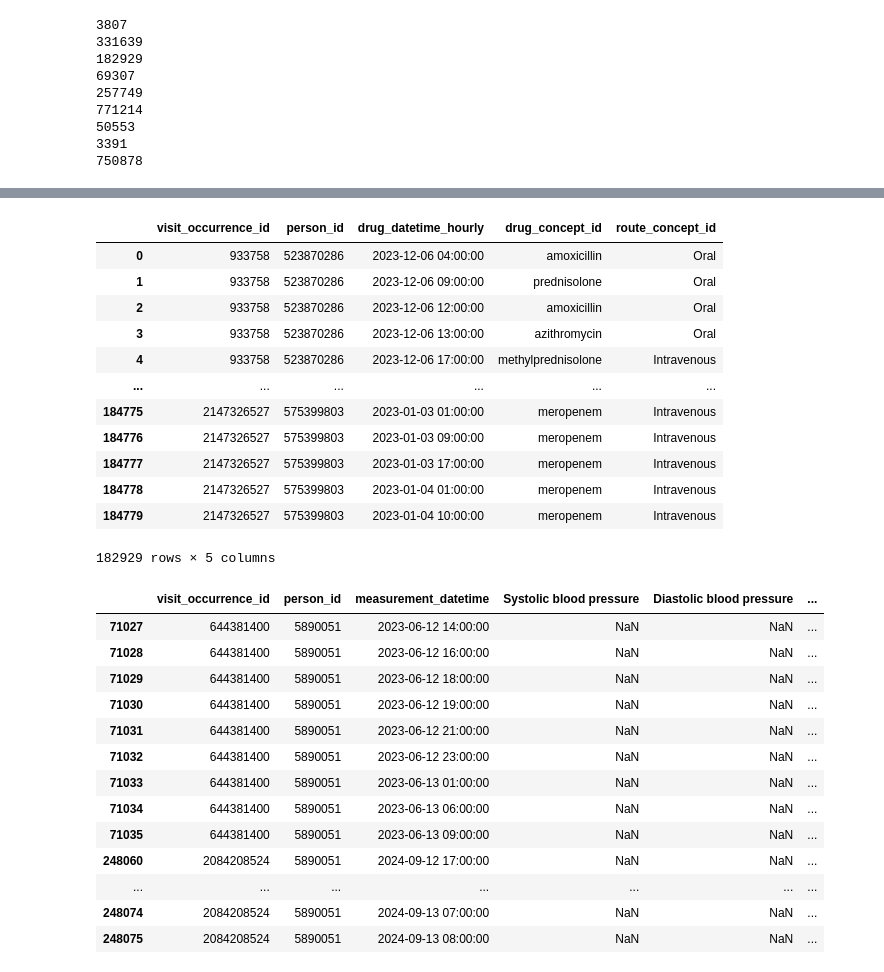
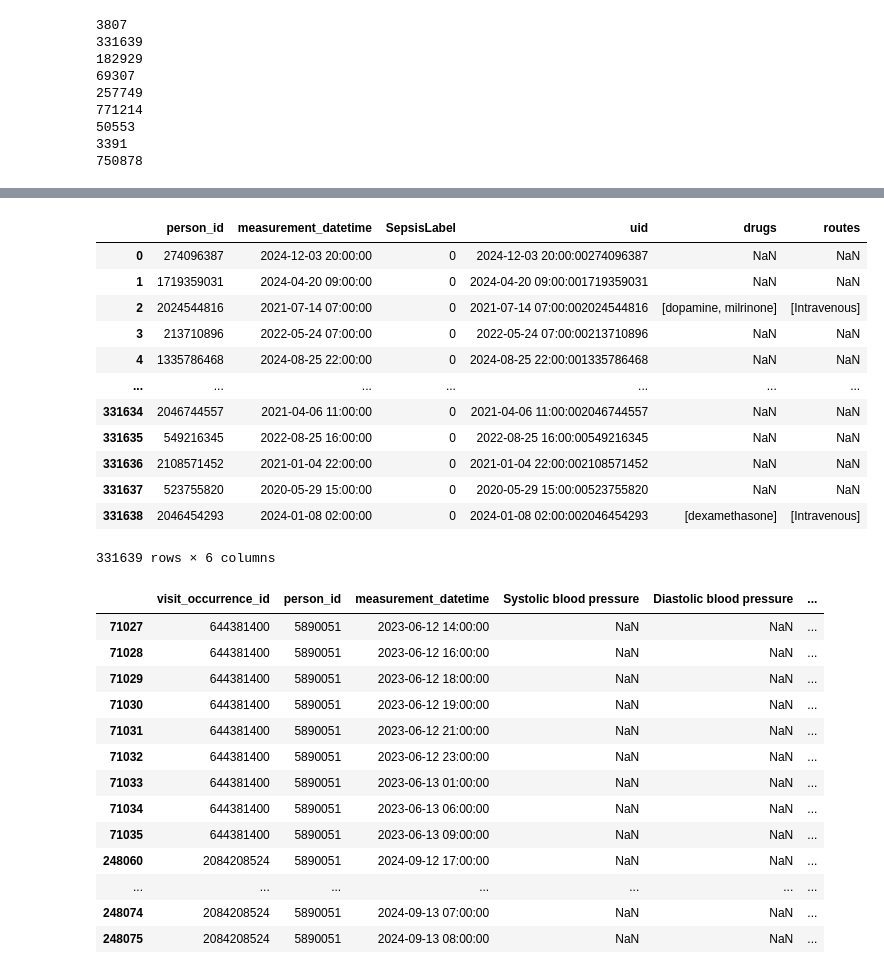
Before and after one commit to carseys/pediatric-sepsis-ml-kaggle, a Jupyter notebook: sepsis-ml-model.ipynb, the cells around one changed output, grey strips where cells are left out. Cells and saved outputs as stored; diff of their text form; code cells hidden in the pictures.

```diff
--- a/sepsis-ml-model.ipynb
+++ b/sepsis-ml-model.ipynb
@@ -144,16 +98,0 @@ drugsexposure_train[drugsexposure_train['uid']=='2024-07-09 19:00:002019429580']
-# %%
-drugsexposure_train
-# %% [output]
-|  | visit_occurrence_id | person_id | drug_datetime_hourly | drug_concept_id | route_concept_id |
-| 0 | 933758 | 523870286 | 2023-12-06 04:00:00 | amoxicillin | Oral |
-| 1 | 933758 | 523870286 | 2023-12-06 09:00:00 | prednisolone | Oral |
-| 2 | 933758 | 523870286 | 2023-12-06 12:00:00 | amoxicillin | Oral |
-| 3 | 933758 | 523870286 | 2023-12-06 13:00:00 | azithromycin | Oral |
-| 4 | 933758 | 523870286 | 2023-12-06 17:00:00 | methylprednisolone | Intravenous |
-| ... | ... | ... | ... | ... | ... |
-| 184775 | 2147326527 | 575399803 | 2023-01-03 01:00:00 | meropenem | Intravenous |
-| 184776 | 2147326527 | 575399803 | 2023-01-03 09:00:00 | meropenem | Intravenous |
-| 184777 | 2147326527 | 575399803 | 2023-01-03 17:00:00 | meropenem | Intravenous |
-| 184778 | 2147326527 | 575399803 | 2023-01-04 01:00:00 | meropenem | Intravenous |
-| 184779 | 2147326527 | 575399803 | 2023-01-04 10:00:00 | meropenem | Intravenous |
-182929 rows × 5 columns
@@ -160,3 +101,19 @@ drugsexposure_train
+# %%
+pd.merge(left=sepsis_label_train, right= drugsexposure_train_2, how= 'left', on='uid')
+# %% [output]
+|  | person_id | measurement_datetime | SepsisLabel | uid | drugs | routes |
+| 0 | 274096387 | 2024-12-03 20:00:00 | 0 | 2024-12-03 20:00:00274096387 | NaN | NaN |
+| 1 | 1719359031 | 2024-04-20 09:00:00 | 0 | 2024-04-20 09:00:001719359031 | NaN | NaN |
+| 2 | 2024544816 | 2021-07-14 07:00:00 | 0 | 2021-07-14 07:00:002024544816 | [dopamine, milrinone] | [Intravenous] |
+| 3 | 213710896 | 2022-05-24 07:00:00 | 0 | 2022-05-24 07:00:00213710896 | NaN | NaN |
+| 4 | 1335786468 | 2024-08-25 22:00:00 | 0 | 2024-08-25 22:00:001335786468 | NaN | NaN |
+| ... | ... | ... | ... | ... | ... | ... |
+| 331634 | 2046744557 | 2021-04-06 11:00:00 | 0 | 2021-04-06 11:00:002046744557 | NaN | NaN |
+| 331635 | 549216345 | 2022-08-25 16:00:00 | 0 | 2022-08-25 16:00:00549216345 | NaN | NaN |
+| 331636 | 2108571452 | 2021-01-04 22:00:00 | 0 | 2021-01-04 22:00:002108571452 | NaN | NaN |
+| 331637 | 523755820 | 2020-05-29 15:00:00 | 0 | 2020-05-29 15:00:00523755820 | NaN | NaN |
+| 331638 | 2046454293 | 2024-01-08 02:00:00 | 0 | 2024-01-08 02:00:002046454293 | [dexamethasone] | [Intravenous] |
+331639 rows × 6 columns
 # %%
 person_ids = np.unique(measurement_meds_train['person_id'])
 # %%
```
Also changed, not shown: parts of 10 cells of this notebook.
